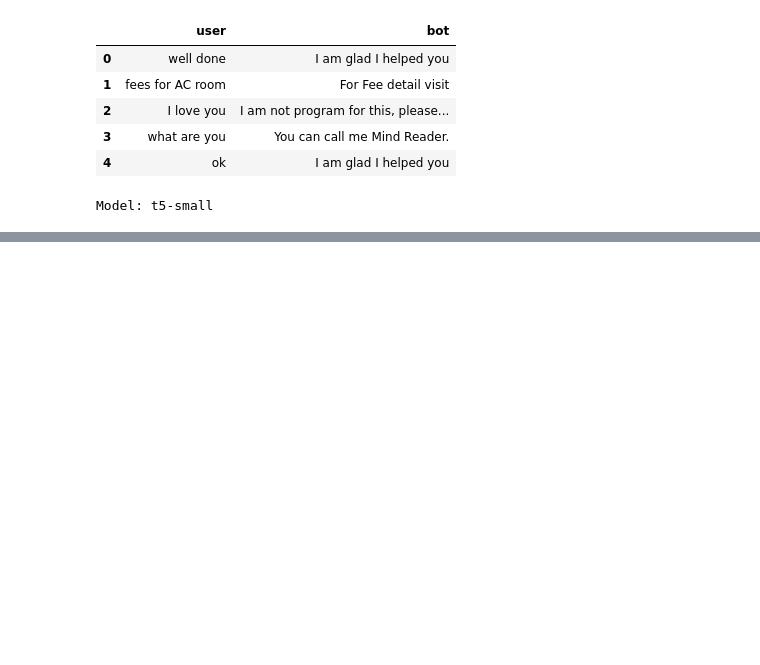
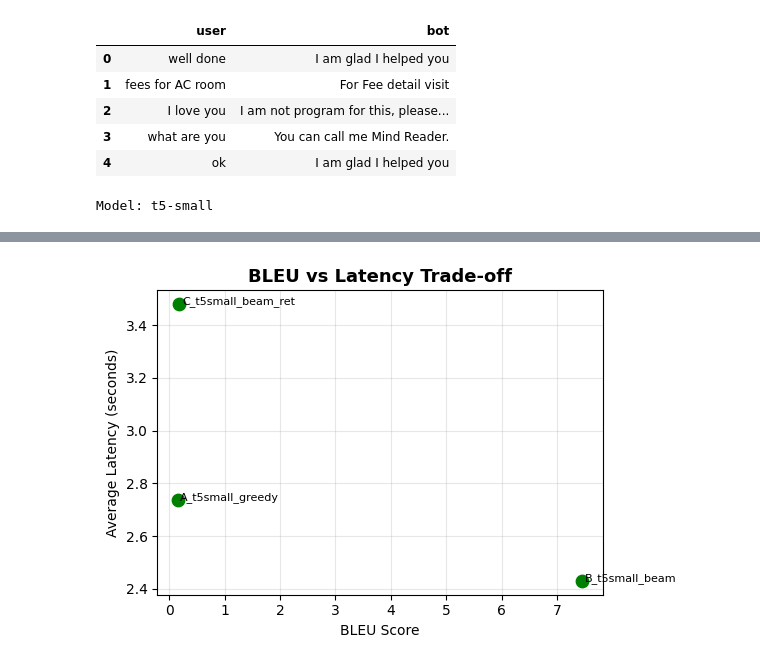
Before and after one commit to ktanguy/University_chatbot_assistant, a Jupyter notebook: T5_small_University_chatbot_.ipynb, the cells around one changed output, grey strips where cells are left out. Drawn from its saved outputs; the diff is of its cells as text; code cells hidden in the pictures; blank space fills up the shorter version.

```diff
--- a/T5_small_University_chatbot_.ipynb
+++ b/T5_small_University_chatbot_.ipynb
@@ -547,0 +519,13 @@ This share link expires in 72 hours. For free permanent hosting and GPU upgrades
+# %%
+plt.figure(figsize=(6,4))
+plt.scatter(res_df["BLEU"], res_df["latency_s"], color="green", s=80)
+for i, name in enumerate(res_df["exp_name"]):
+    plt.text(res_df["BLEU"][i]+0.05, res_df["latency_s"][i], name, fontsize=8)
+plt.title("BLEU vs Latency Trade-off", fontsize=13, weight="bold")
+plt.xlabel("BLEU Score")
+plt.ylabel("Average Latency (seconds)")
+plt.grid(True, alpha=0.3)
+plt.tight_layout()
+plt.show()
+# %% [output]
+[figure, added]
```
Also changed, not shown: parts of 9 cells of this notebook.
